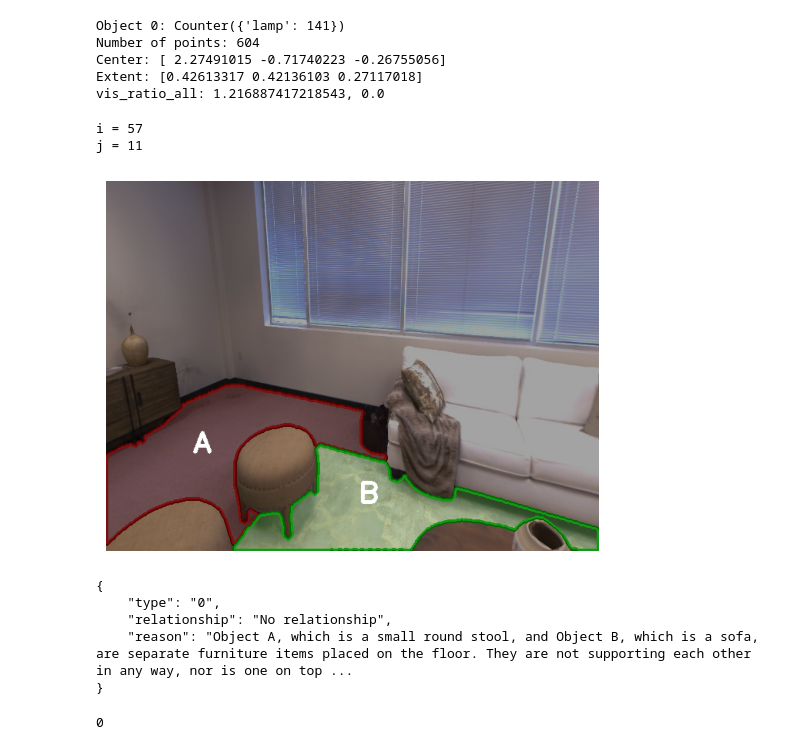
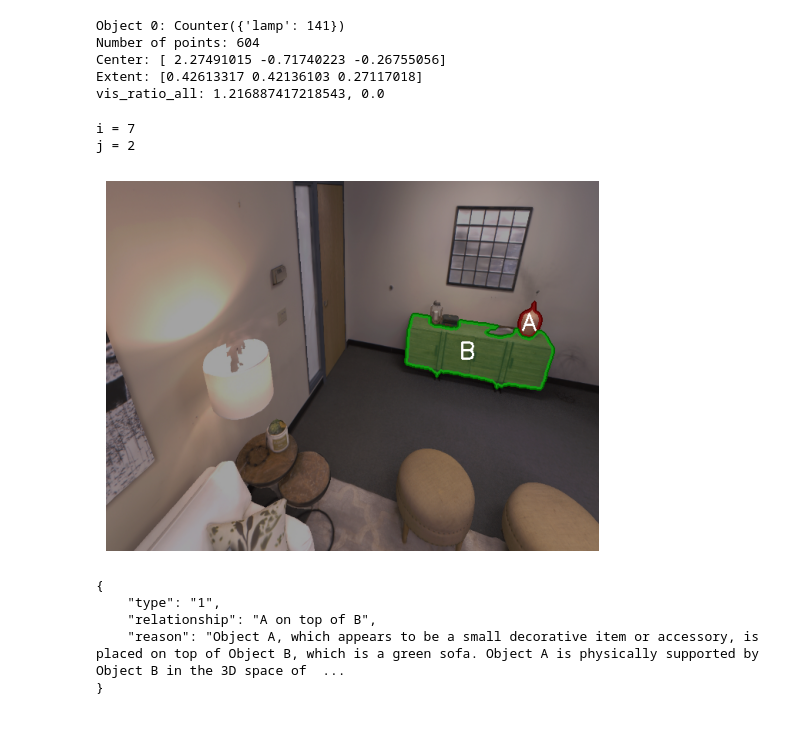
Before and after one commit to concept-graphs/concept-graphs, a Jupyter notebook: notebooks/gpt4v-prototype.ipynb, the cells around one changed output. Drawn from its saved outputs; the diff is of its cells as text; code cells hidden in the pictures.

```diff
--- a/notebooks/gpt4v-prototype.ipynb
+++ b/notebooks/gpt4v-prototype.ipynb
@@ -184,7 +184,7 @@ def compute_mutual_vis_ratio(obj_a, obj_b):
 
     mutual_vis_ratio = vis_ratio_a * vis_ratio_b
 
-    return mutual_vis_ratio
+    return mutual_vis_ratio, vis_ratio_a, vis_ratio_b
 
 def resize_mask(mask, h, w):
     mask = mask.astype(float)
@@ -236,11 +236,18 @@ def draw_number_in_mask(image, binary_mask, text, color, font_scale = 1, thickne
     max_dist = np.max(mask_dt)
     coords_y, coords_x = np.where(mask_dt == max_dist)  # coords is [y, x]
 
-    x = coords_x[len(coords_x)//2] + 2
-    y = coords_y[len(coords_y)//2] - 6
+    x = coords_x[len(coords_x)//2]
+    y = coords_y[len(coords_y)//2]
 
     # Determine font for the text.
     font = cv2.FONT_HERSHEY_SIMPLEX
+
+    # Calculate the size of the text to adjust the coordinates.
+    text_size = cv2.getTextSize(text, font, font_scale, thickness)[0]
+
+    # Modify x, y coordinates to center the text by adjusting with the text size.
+    x -= text_size[0] // 2  # Center horizontally
+    y += text_size[1] // 2  # Center vertically
 
     # Draw the text at the chosen position with given color and font settings.
     cv2.putText(image, text, (x, y), font, font_scale, color, thickness)
@@ -369,9 +376,6 @@ for _ in range(20):
     for __ in range(20):
         i, j = np.random.choice(n_objects, 2, replace=False)
 
-        i = 57
-        j = 11
-
         obj_a = objects[i]
         obj_b = objects[j]
 
@@ -382,20 +386,20 @@ for _ in range(20):
             # Skip this pair as they are too far away
             continue
 
-        print(f"i = {i}")
-        print(f"j = {j}")
-
         # print(f"Object a {i}: {Counter(obj_a['class_name'])}")
         # print(f"Object b {j}: {Counter(obj_b['class_name'])}")
         # print(f"Norm dist: {norm_dist}")
 
         # Get the image with maximum mutual visiblity ratio
-        mutual_vis_ratio = compute_mutual_vis_ratio(obj_a, obj_b)
+        mutual_vis_ratio, vis_ratio_a, vis_ratio_b = compute_mutual_vis_ratio(obj_a, obj_b)
         image_id, max_mutual_vis_ratio = mutual_vis_ratio.argmax(), mutual_vis_ratio.max()
 
         if max_mutual_vis_ratio < 0.1:
             # Skip if they are not co-visible at any image
             continue
+
+        print(f"i = {i}")
+        print(f"j = {j}")
 
         # print(image_id, max_mutual_vis_ratio)
         color, _, _, _ = dataset[image_id]
@@ -404,44 +408,40 @@ for _ in range(20):
 
         det_id_a = np.where(np.asarray(obj_a['image_idx']) == image_id)[0][0]
         mask_a = obj_a['mask'][det_id_a]
         mask_a = resize_mask(mask_a, color.shape[0], color.shape[1])
 
         det_id_b = np.where(np.asarray(obj_b['image_idx']) == image_id)[0][0]
         mask_b = obj_b['mask'][det_id_b]
         mask_b = resize_mask(mask_b, color.shape[0], color.shape[1])
 
         # plt.imshow(color); plt.show()
         # plt.imshow(mask_a); plt.show()
         # plt.imshow(mask_b); plt.show()
 
         blend_image = draw_mask_on_image(mask_a, color, (255, 0, 0), contour_width=3)
         blend_image = draw_mask_on_image(mask_b, blend_image, (0, 255, 0), contour_width=3)
 
-        blend_image = draw_number_in_mask(blend_image, mask_a, "A", (255, 255, 255), font_scale=1.2, thickness=4)
-        blend_image = draw_number_in_mask(blend_image, mask_b, "B", (255, 255, 255), font_scale=1.2, thickness=4)
+        blend_image = draw_number_in_mask(blend_image, mask_a, "A", (255, 255, 255), font_scale=1, thickness=2)
+        blend_image = draw_number_in_mask(blend_image, mask_b, "B", (255, 255, 255), font_scale=1, thickness=2)
 
         # mask_union = np.logical_or(mask_a, mask_b)
         # blend_image = crop_image_with_padding(blend_image, mask_union, padding=50)
 
         plt.imshow(blend_image)
         plt.axis("off")
         plt.show()
 
         relation_res = parse_relation(blend_image)
         print(relation_res)
 
         break
     break
 # %% [output]
-i = 57
-j = 11
+i = 7
+j = 2
-[figure, old version]
+[figure, new version]
 {
-    "type": "0",
-    "relationship": "No relationship",
-    "reason": "Object A, which is a small round stool, and Object B, which is a sofa, are separate furniture items placed on the floor. They are not supporting each other in any way, nor is one on top ...
+    "type": "1",
+    "relationship": "A on top of B",
+    "reason": "Object A, which appears to be a small decorative item or accessory, is placed on top of Object B, which is a green sofa. Object A is physically supported by Object B in the 3D space of  ...
 }
-# %%
-mask_union.sum()
-# %% [output]
-0
```
Also changed, not shown: parts of 1 cell of this notebook.
